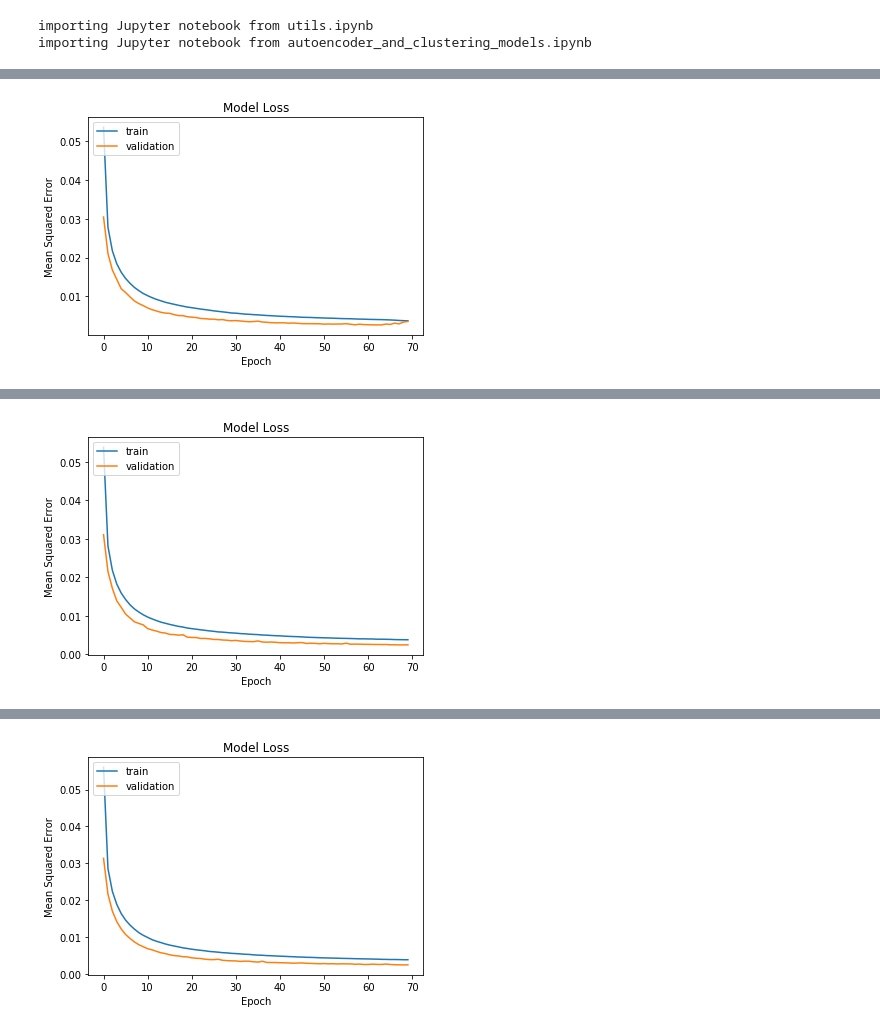
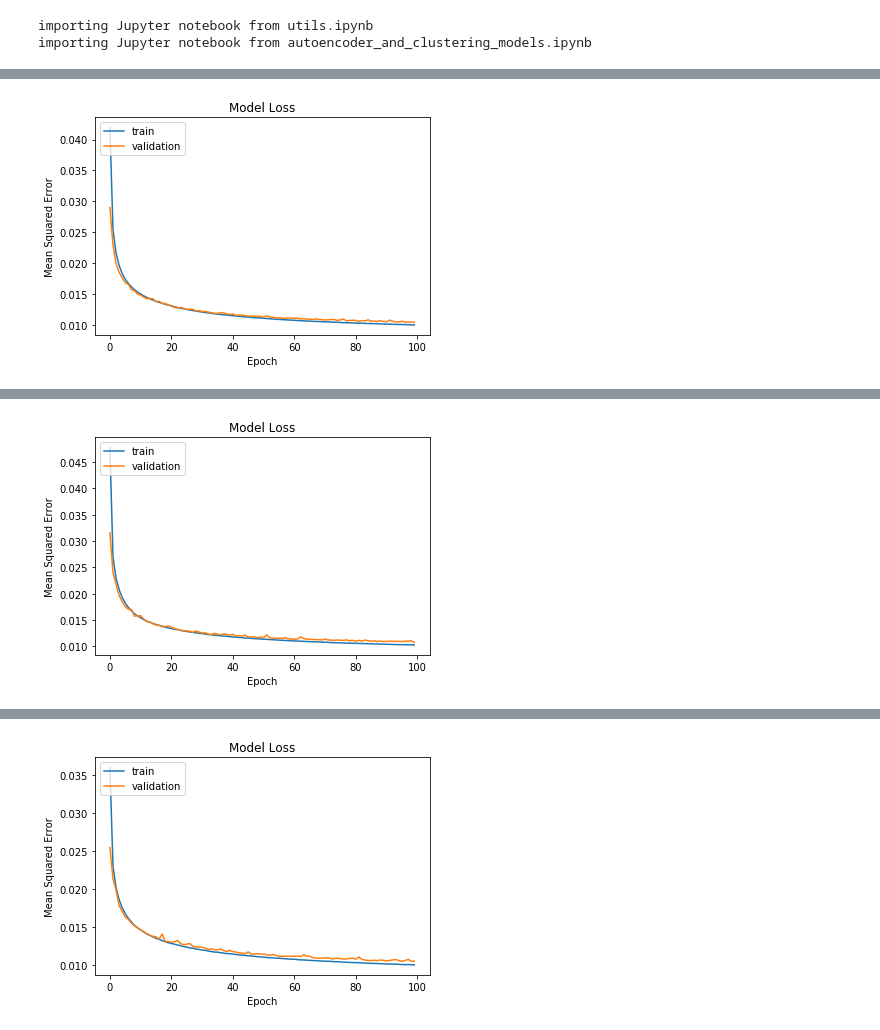
Before and after one commit to luizamarnet/autoencoder, a Jupyter notebook: autoencoder_mnist.ipynb, the cells around one changed output, grey strips where cells are left out. Cells and saved outputs as stored; diff of their text form; code cells hidden in the pictures.

```diff
--- a/autoencoder_mnist.ipynb
+++ b/autoencoder_mnist.ipynb
@@ -61,7 +61,7 @@ def read_preprocess_dataset( indexes_train, indexes_val = np.empty(0)):
 
         return data_train, data_val, data_test, target_train, target_val, target_test
 # %%
-model = model_encoder(input_shape=(28,28,1))
+model = model_encoder(input_shape=(28,28,1), n_classes = 10)
 model.summary()
 # %% [output]
 Model: "sequential"
@@ -105,7 +105,7 @@ def train_evaluate(n_epoch, b_size, arq_path, list_indexes):
 
 
         input_shape = (data_train.shape[1],data_train.shape[2],data_train.shape[3])
-        model = model_encoder(input_shape=input_shape)
+        model = model_encoder(input_shape=input_shape, n_classes=10)
 
         # Train
 
@@ -156,7 +156,7 @@ def train_evaluate(n_epoch, b_size, arq_path, list_indexes):
     print('The Mean Train MSE for the Cross-Validation = ', train_mse_mean, ' - with Standard Deviation = ', train_mse_std)
     print('The Mean Validation MSE for the Cross-Validation = ', val_mse_mean, ' - with Standard Deviation = ', val_mse_std)
 # %%
-arq_path = 'D:\Luiza\OneDrive\Documentos\Doutorado\MeusProjetos\\autoencoder\mnist'
+arq_path = 'D:\Luiza\OneDrive\Documentos\Doutorado\MeusProjetos\\autoencoder\\mnist'
 
 file = 'D:\\Luiza\\OneDrive\\Documentos\\Doutorado\\MeusProjetos\\cifar_10_kmeans\\train-images-idx3-ubyte\\train-images.idx3-ubyte'
 img_train_val = idx2numpy.convert_from_file(file)
@@ -178,6 +178,6 @@ with open(arq_path+"_crossValidation_indexes.csv", "w", newline="") as f:
 del img_train_val
 
 
-train_evaluate(n_epoch=70, b_size=32, arq_path = arq_path, list_indexes=list_indexes)
+train_evaluate(n_epoch=100, b_size=32, arq_path = arq_path, list_indexes=list_indexes)
 # %% [output]
 Train on 48000 samples, validate on 12000 samples
@@ -200 +200 @@ Epoch 70/70
-[figure, old version]
+[figure, new version]
@@ -218 +218 @@ Epoch 70/70
-[figure, old version]
+[figure, new version]
@@ -236 +236 @@ Epoch 70/70
-[figure, old version]
+[figure, new version]
```
Also changed, not shown: parts of 3 cells of this notebook, 40 other files.
